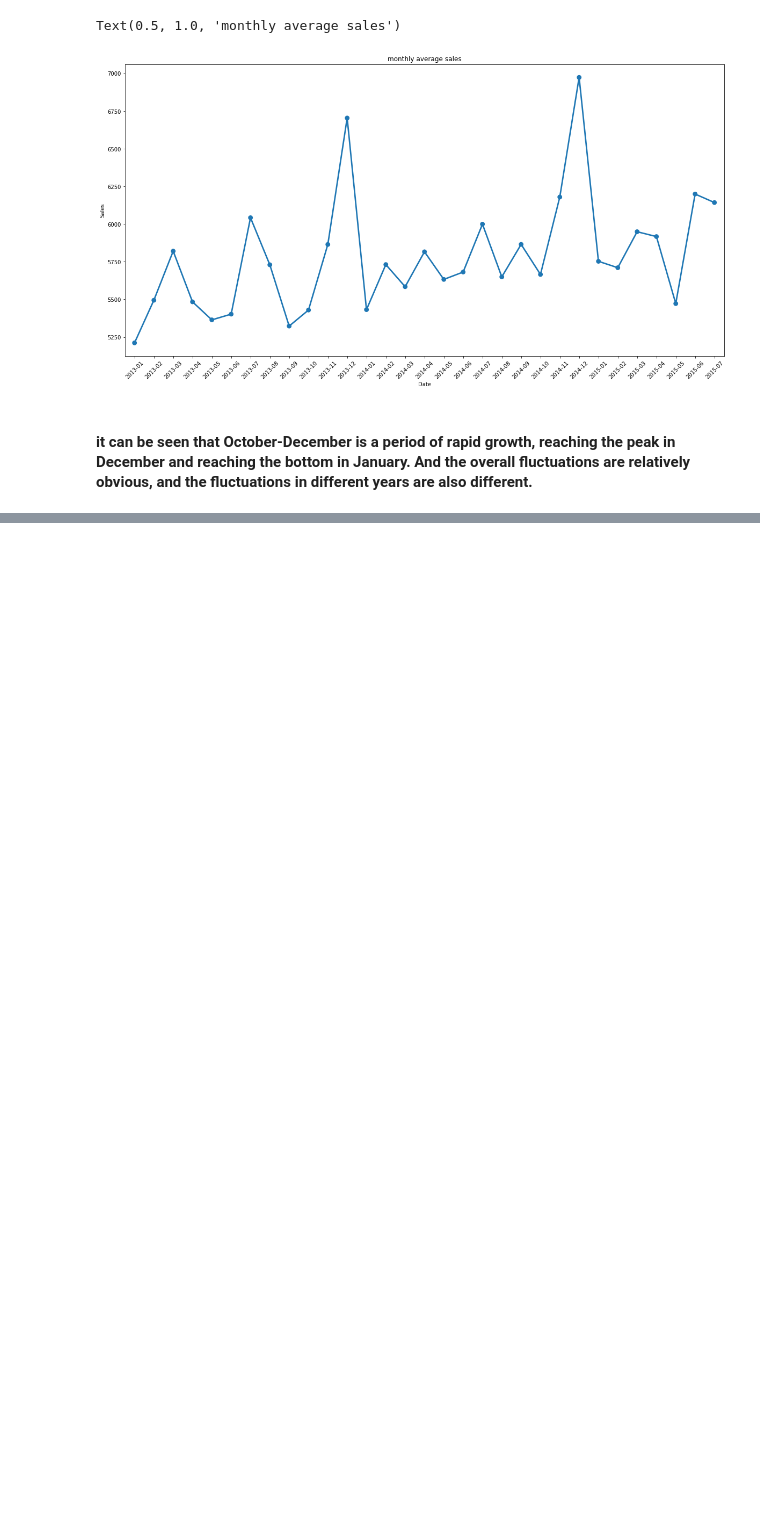
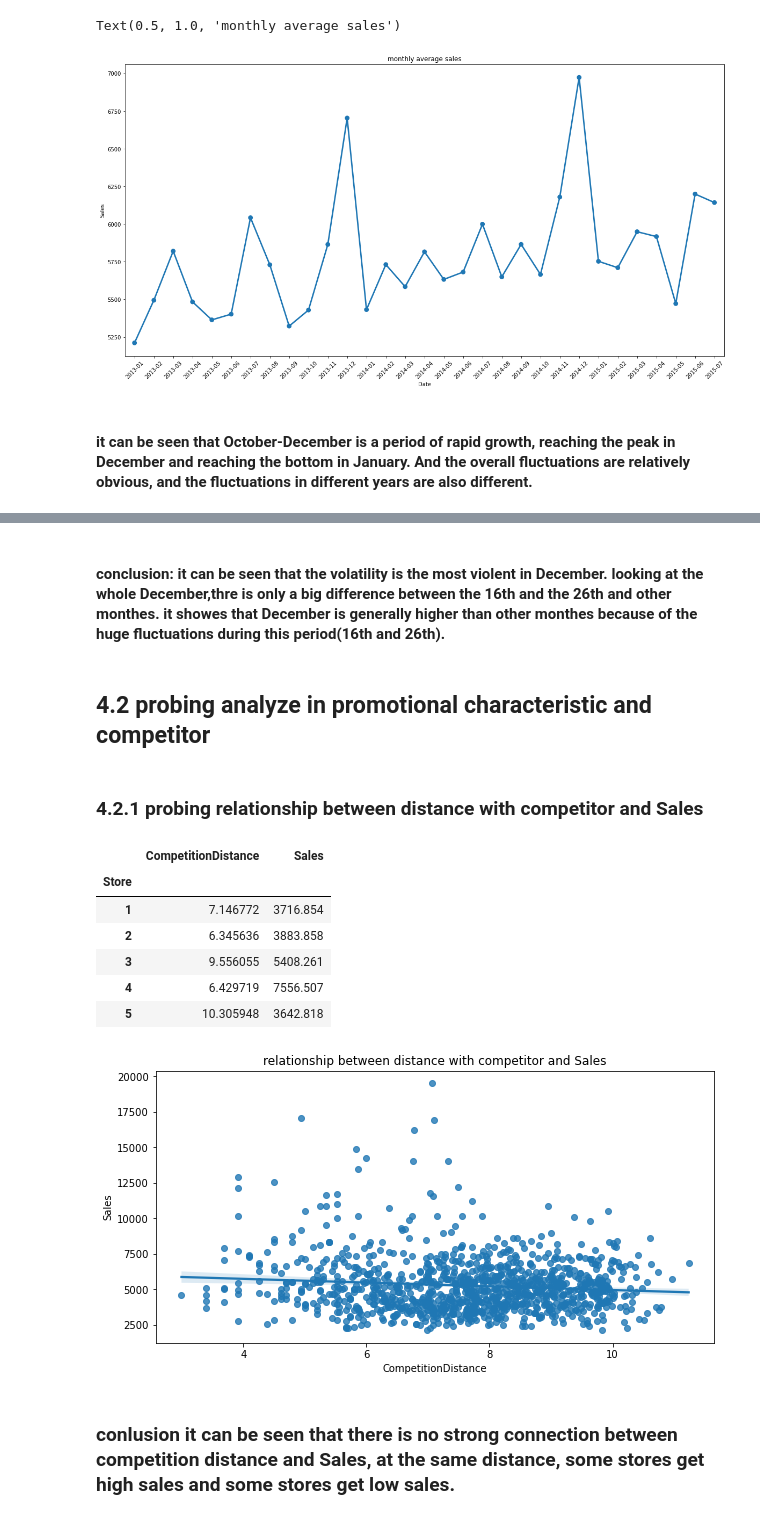
Before and after one commit to DuanLee2520/Rossmann-Store-Sales, a Jupyter notebook: RSS.ipynb, the cells around one changed output, grey strips where cells are left out. Saved outputs shown, nothing was run; the diff lists cells and outputs as text; code cells hidden in the pictures; blank space fills up the shorter version.

```diff
--- a/RSS.ipynb
+++ b/RSS.ipynb
@@ -354,0 +397,26 @@ Text(0.5, 1.0, 'monthly average sales')
+# %% [markdown]
+#### conclusion: it can be seen that the volatility is the most violent in December. looking at the whole December,thre is only a big difference between the 16th and the 26th and other monthes. it showes that December is generally higher than other monthes because of the huge fluctuations during this period(16th and 26th).
+# %% [markdown]
+## 4.2 probing analyze in promotional characteristic and competitor
+# %% [markdown]
+### 4.2.1 probing relationship between distance with competitor and Sales
+# %%
+df7=data_train_new.groupby('Store')['CompetitionDistance','Sales'].agg({'CompetitionDistance':'mean','Sales':'sum'})
+df7['CompetitionDistance']=df7['CompetitionDistance'].map(lambda x:np.log(x)) # 距离取log，同比缩小
+df7['Sales']=df7['Sales'].map(lambda x:x/1000)
+fig=plt.figure(figsize=(10,5))
+ax=fig.add_subplot(1,1,1)
+sns.regplot(x='CompetitionDistance',y='Sales',data=df7,ax=ax)
+ax.set_title('relationship between distance with competitor and Sales')
+df7.head()
+# %% [output]
+|  | CompetitionDistance | Sales |
+| Store |  |  |
+| 1 | 7.146772 | 3716.854 |
+| 2 | 6.345636 | 3883.858 |
+| 3 | 9.556055 | 5408.261 |
+| 4 | 6.429719 | 7556.507 |
+| 5 | 10.305948 | 3642.818 |
+[figure, added]
+# %% [markdown]
+### conlusion it can be seen that there is no strong connection between competition distance and Sales, at the same distance, some stores get high sales and some stores get low sales.
```
Also changed, not shown: parts of 6 cells of this notebook.
